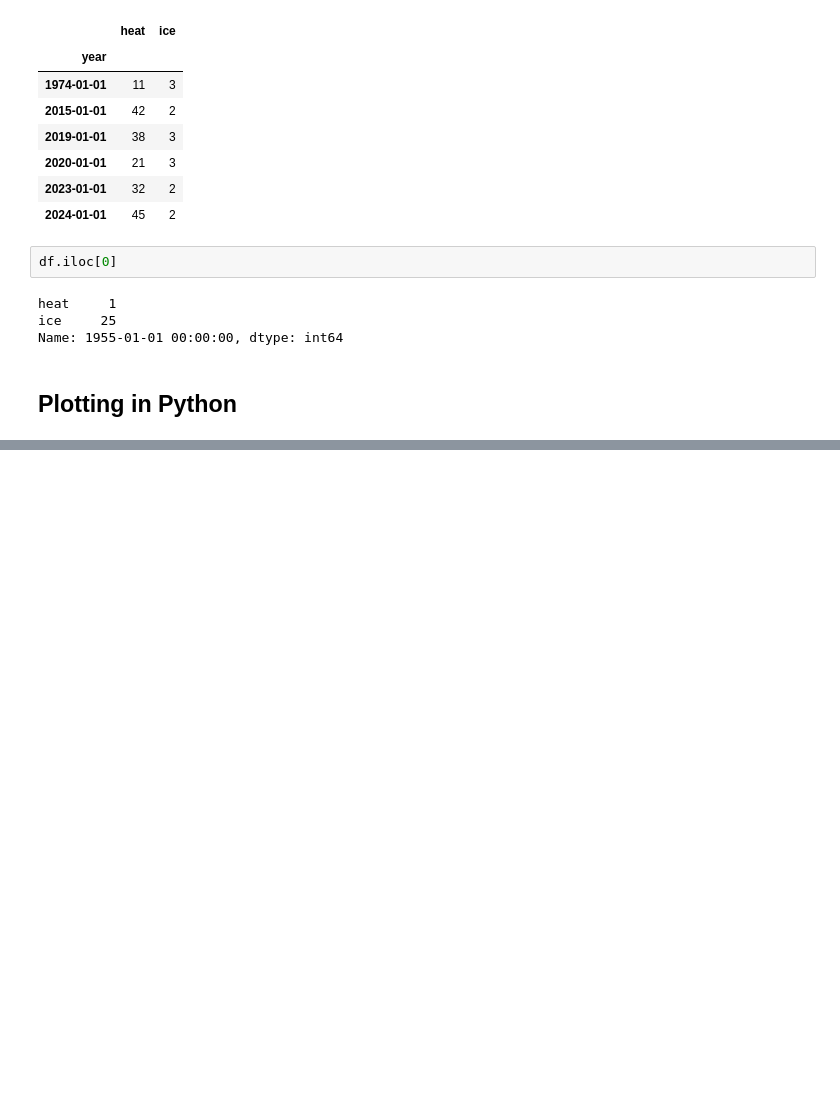
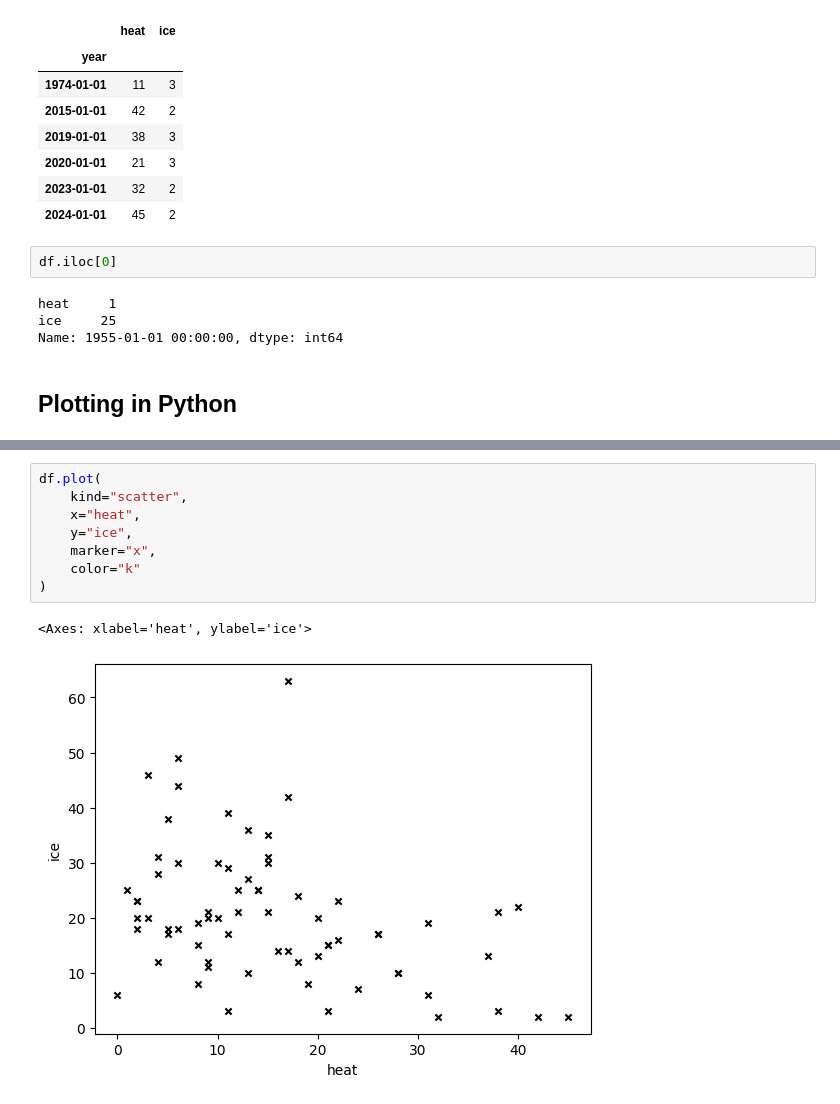
Before and after one commit to mckoh/data-science-mcit-ba-im-2026, a Jupyter notebook: notebooks/01_data_with_pandas.ipynb, the cells around one changed output, grey strips where cells are left out. Drawn from its saved outputs; the diff is of its cells as text; blank space fills up the shorter version.

```diff
--- a/notebooks/01_data_with_pandas.ipynb
+++ b/notebooks/01_data_with_pandas.ipynb
@@ -128,0 +143,11 @@ Name: 1955-01-01 00:00:00, dtype: int64
+# %%
+df.plot(
+    kind="scatter",
+    x="heat",
+    y="ice",
+    marker="x",
+    color="k"
+)
+# %% [output]
+<Axes: xlabel='heat', ylabel='ice'>
+[figure, added]
```
Also changed, not shown: parts of 6 cells of this notebook.
